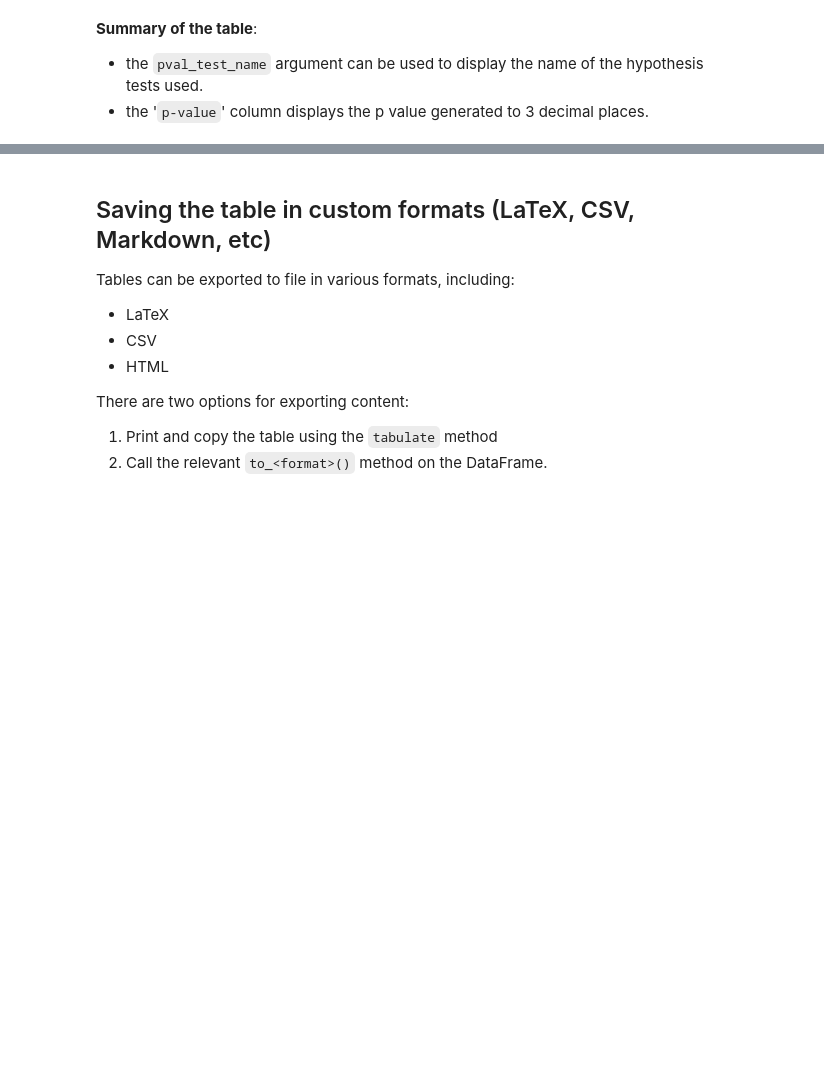
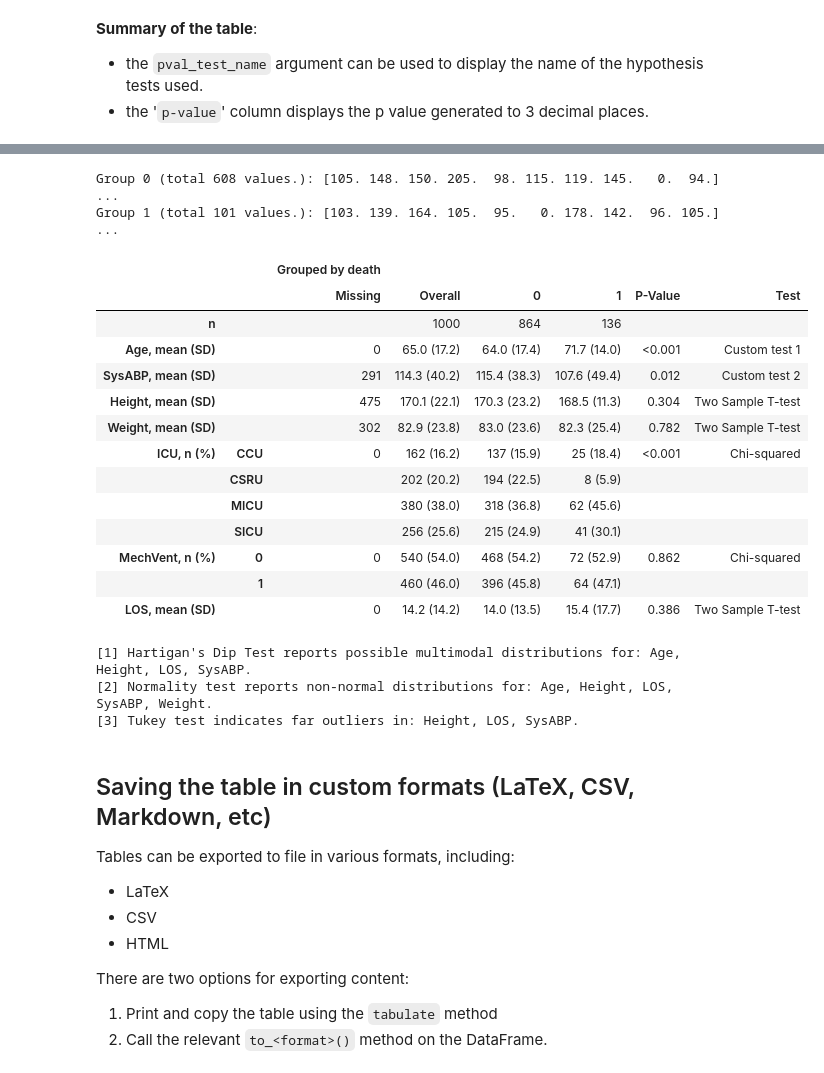
Before and after one commit to tompollard/tableone, a Jupyter notebook: tableone.ipynb, the cells around one changed output, grey strips where cells are left out. Saved outputs shown, nothing was run; the diff lists cells and outputs as text; code cells hidden in the pictures; blank space fills up the shorter version.

Commit message:
add example htest

```diff
--- a/tableone.ipynb
+++ b/tableone.ipynb
@@ -243,3 +253,58 @@ table3
+# %%
+# load PhysioNet 2012 sample data
+data = load_dataset('pn2012')
+# %%
+# define the custom tests
+# `*` allows the function to take an unknown number of arguments
+def my_custom_test(group1, group2):
+    """
+    Hypothesis test for test_self_defined_statistical_tests
+    """
+    my_custom_test.__name__ = "Custom test 1"
+    _, pval= stats.ks_2samp(group1, group2)
+    return pval
+
+
+# If the number of groups is unknown, use *args
+def my_custom_test2(*args):
+    """
+    Hypothesis test for test_self_defined_statistical_tests
+    """
+    # uncomment the following chunk to view the first 10 values in each group
+    for n, a in enumerate(args):
+        print("Group {} (total {} values.): {} ...".format(n, len(a), a[:10]))
+
+    my_custom_test2.__name__ = "Custom test 2"
+    _, pval= stats.ks_2samp(*args)
+    return pval
+
+custom_tests = {'Age': my_custom_test, 'SysABP': my_custom_test2}
+# %%
+# create the table
+table4 = TableOne(data, groupby="death", pval=True, pval_test_name=True, htest=custom_tests)
+# %% [output]
+Group 0 (total 608 values.): [105. 148. 150. 205.  98. 115. 119. 145.   0.  94.] ...
+Group 1 (total 101 values.): [103. 139. 164. 105.  95.   0. 178. 142.  96. 105.] ...
+# %%
+table4
+# %% [output]
+|  |  | Grouped by death |  |  |  |  |  |
+|  |  | Missing | Overall | 0 | 1 | P-Value | Test |
+| n |  |  | 1000 | 864 | 136 |  |  |
+| Age, mean (SD) |  | 0 | 65.0 (17.2) | 64.0 (17.4) | 71.7 (14.0) | <0.001 | Custom test 1 |
+| SysABP, mean (SD) |  | 291 | 114.3 (40.2) | 115.4 (38.3) | 107.6 (49.4) | 0.012 | Custom test 2 |
+| Height, mean (SD) |  | 475 | 170.1 (22.1) | 170.3 (23.2) | 168.5 (11.3) | 0.304 | Two Sample T-test |
+| Weight, mean (SD) |  | 302 | 82.9 (23.8) | 83.0 (23.6) | 82.3 (25.4) | 0.782 | Two Sample T-test |
+| ICU, n (%) | CCU | 0 | 162 (16.2) | 137 (15.9) | 25 (18.4) | <0.001 | Chi-squared |
+|  | CSRU |  | 202 (20.2) | 194 (22.5) | 8 (5.9) |  |  |
+|  | MICU |  | 380 (38.0) | 318 (36.8) | 62 (45.6) |  |  |
+|  | SICU |  | 256 (25.6) | 215 (24.9) | 41 (30.1) |  |  |
+| MechVent, n (%) | 0 | 0 | 540 (54.0) | 468 (54.2) | 72 (52.9) | 0.862 | Chi-squared |
+|  | 1 |  | 460 (46.0) | 396 (45.8) | 64 (47.1) |  |  |
+| LOS, mean (SD) |  | 0 | 14.2 (14.2) | 14.0 (13.5) | 15.4 (17.7) | 0.386 | Two Sample T-test |
+[1] Hartigan's Dip Test reports possible multimodal distributions for: Age, Height, LOS, SysABP.
+[2] Normality test reports non-normal distributions for: Age, Height, LOS, SysABP, Weight.
+[3] Tukey test indicates far outliers in: Height, LOS, SysABP.
 # %% [markdown]
 ## Saving the table in custom formats (LaTeX, CSV, Markdown, etc) <a name="export"></a>
 
```
Also changed, not shown: parts of 8 cells of this notebook.
